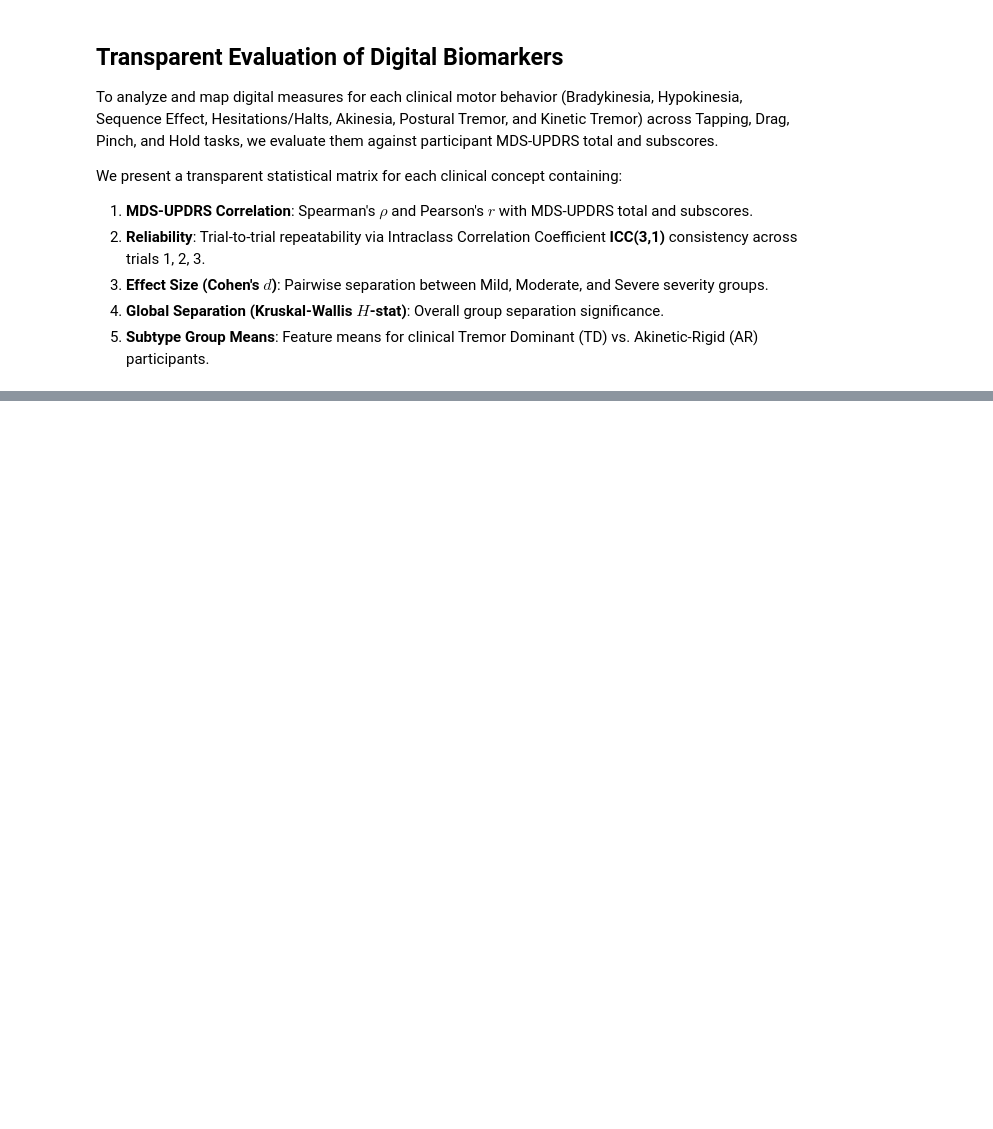
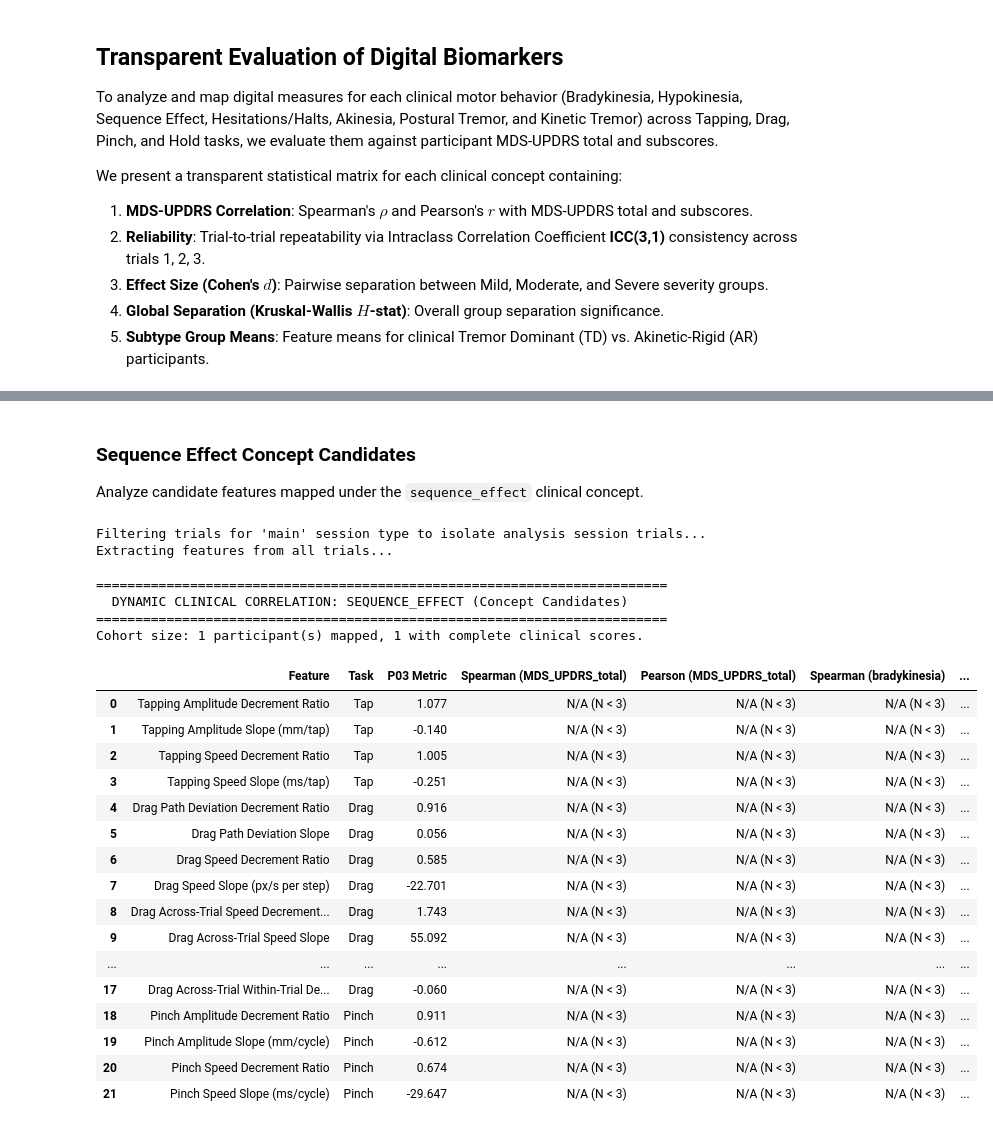
Before and after one commit to JanetIkhile/ResearchProject, a Jupyter notebook: analysis/main_analysis.ipynb, the cells around one changed output, grey strips where cells are left out. Cells and saved outputs as stored; diff of their text form; code cells hidden in the pictures; blank space fills up the shorter version.

```diff
--- a/analysis/main_analysis.ipynb
+++ b/analysis/main_analysis.ipynb
@@ -1827,14 +1762,6 @@ We present a transparent statistical matrix for each clinical concept containing
 4. **Global Separation (Kruskal-Wallis $H$-stat)**: Overall group separation significance.
 5. **Subtype Group Means**: Feature means for clinical Tremor Dominant (TD) vs. Akinetic-Rigid (AR) participants.
 # %%
-import sys
-import os
-sys.path.append('analysis')
-import data_loader
-import clinical_evaluator
-
-# Select data source based on global USE_SUPABASE config
-use_supabase_flag = globals().get('USE_SUPABASE', False)
 
 if use_supabase_flag:
     trials_df, sessions_df, participants_df = data_loader.load_from_supabase(
@@ -1849,17 +1776,11 @@ else:
 
 # Patient clinical severity scores (MDS-UPDRS Total, Bradykinesia Subscore, Tremor Subscore)
 clinical_scores = {
-    'P01': {
-        'MDS_UPDRS_total': 38,
-        'bradykinesia': 15,
-        'tremor': 6
-    },
-    'P02': {
-        'MDS_UPDRS_total': 18,
+    'P03': {
+        'MDS_UPDRS_total': 17,
         'bradykinesia': 6,
-        'tremor': 2
+        'tremor': 5
     }
-    # Add any new participant clinical scores here as they are added to the cohort
 }
 
 output_report_path = "clinical_concept_mapping_updated.md"
@@ -1959,0 +2033,38 @@ Markdown report written successfully to: clinical_concept_mapping_updated.md
+# %% [markdown]
+### Sequence Effect Concept Candidates
+
+Analyze candidate features mapped under the `sequence_effect` clinical concept.
+# %%
+analyze_clinical_correlations(
+    trials_df=trials_df,
+    participants_df=participants_df,
+    sessions_df=sessions_df,
+    clinical_scores=clinical_scores_dynamic,
+    concept='sequence_effect',
+    target_scores=targets
+)
+# %% [output]
+Filtering trials for 'main' session type to isolate analysis session trials...
+Extracting features from all trials...
+
+=========================================================================
+  DYNAMIC CLINICAL CORRELATION: SEQUENCE_EFFECT (Concept Candidates)
+=========================================================================
+Cohort size: 1 participant(s) mapped, 1 with complete clinical scores.
+|  | Feature | Task | P03 Metric | Spearman (MDS_UPDRS_total) | Pearson (MDS_UPDRS_total) | Spearman (bradykinesia) | ... |
+| 0 | Tapping Amplitude Decrement Ratio | Tap | 1.077 | N/A (N < 3) | N/A (N < 3) | N/A (N < 3) | ... |
+| 1 | Tapping Amplitude Slope (mm/tap) | Tap | -0.140 | N/A (N < 3) | N/A (N < 3) | N/A (N < 3) | ... |
+| 2 | Tapping Speed Decrement Ratio | Tap | 1.005 | N/A (N < 3) | N/A (N < 3) | N/A (N < 3) | ... |
+| 3 | Tapping Speed Slope (ms/tap) | Tap | -0.251 | N/A (N < 3) | N/A (N < 3) | N/A (N < 3) | ... |
+| 4 | Drag Path Deviation Decrement Ratio | Drag | 0.916 | N/A (N < 3) | N/A (N < 3) | N/A (N < 3) | ... |
+| 5 | Drag Path Deviation Slope | Drag | 0.056 | N/A (N < 3) | N/A (N < 3) | N/A (N < 3) | ... |
+| 6 | Drag Speed Decrement Ratio | Drag | 0.585 | N/A (N < 3) | N/A (N < 3) | N/A (N < 3) | ... |
+| 7 | Drag Speed Slope (px/s per step) | Drag | -22.701 | N/A (N < 3) | N/A (N < 3) | N/A (N < 3) | ... |
+| 8 | Drag Across-Trial Speed Decrement... | Drag | 1.743 | N/A (N < 3) | N/A (N < 3) | N/A (N < 3) | ... |
+| 9 | Drag Across-Trial Speed Slope | Drag | 55.092 | N/A (N < 3) | N/A (N < 3) | N/A (N < 3) | ... |
+| ... | ... | ... | ... | ... | ... | ... | ... |
+| 17 | Drag Across-Trial Within-Trial De... | Drag | -0.060 | N/A (N < 3) | N/A (N < 3) | N/A (N < 3) | ... |
+| 18 | Pinch Amplitude Decrement Ratio | Pinch | 0.911 | N/A (N < 3) | N/A (N < 3) | N/A (N < 3) | ... |
+| 19 | Pinch Amplitude Slope (mm/cycle) | Pinch | -0.612 | N/A (N < 3) | N/A (N < 3) | N/A (N < 3) | ... |
+| 20 | Pinch Speed Decrement Ratio | Pinch | 0.674 | N/A (N < 3) | N/A (N < 3) | N/A (N < 3) | ... |
+| 21 | Pinch Speed Slope (ms/cycle) | Pinch | -29.647 | N/A (N < 3) | N/A (N < 3) | N/A (N < 3) | ... |
```
Also changed, not shown: parts of 41 cells of this notebook, 20 other files.
